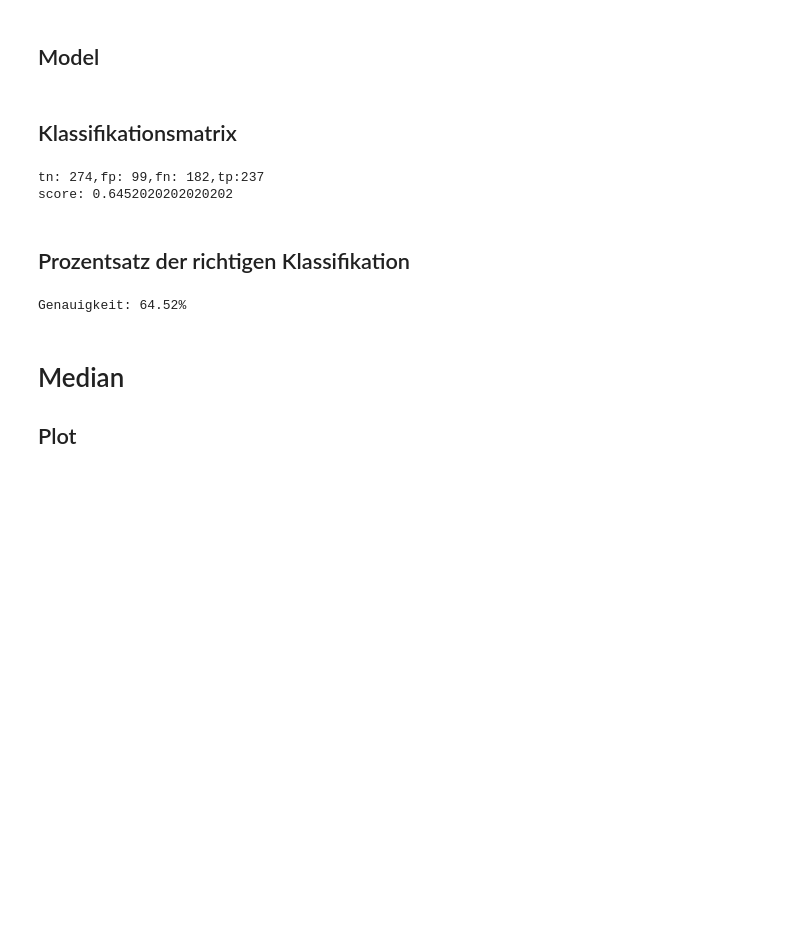
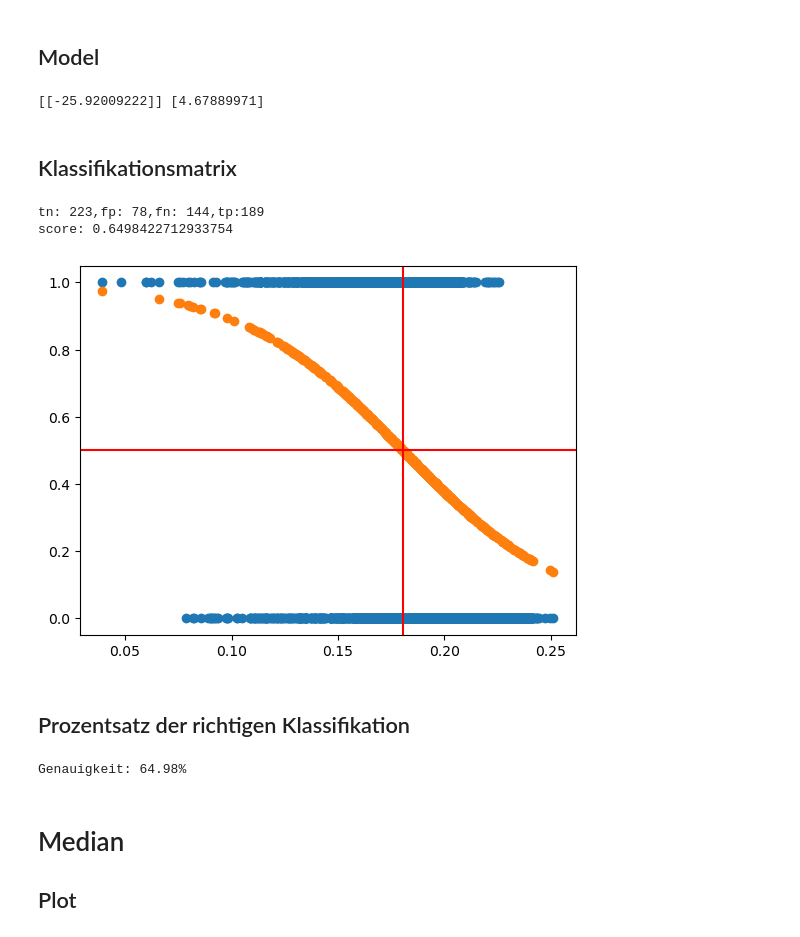
Before and after one commit to Tschoppsilas/LLR, a Jupyter notebook: LE1/Aufgabe 6.ipynb, the cells around one changed output. Saved outputs shown, nothing was run; the diff lists cells and outputs as text; code cells hidden in the pictures; blank space fills up the shorter version.

```diff
--- a/LE1/Aufgabe 6.ipynb
+++ b/LE1/Aufgabe 6.ipynb
@@ -18,5 +18,5 @@ df.head()
 | 4 | 0.135120 | 0.079146 | 0.124656 | 0.078720 | 0.206045 | 0.127325 | 1.101174 | 4.333713 | 0.971955 | 0.783568 | ... | ... |
 5 rows × 21 columns
 # %%
-df.dropna(subset=['meanfreq', 'median', 'meanfun', 'label'], inplace=True)
-df.head()
+#df.dropna(subset=['meanfreq', 'median', 'meanfun', 'label'], inplace=True)
+#df.head()
@@ -70,7 +62,7 @@ plt.show()
 # %% [markdown]
 ## Train_Test
 # %%
-X_Meanfreq_train, X_Meanfreq_test, y_Meanfreq_train, y_Meanfreq_test = train_test_split(x_meanfreq.reshape(-1,1), y, test_size=0.25, random_state=0)
+X_Meanfreq_train, X_Meanfreq_test, y_Meanfreq_train, y_Meanfreq_test = train_test_split(x_meanfreq.reshape(-1,1), y, test_size=0.2, random_state=0)
 # %% [markdown]
 ## Model
 # %%
@@ -78,6 +70,9 @@ logreg_meanfreq = LogisticRegression(penalty=None)
 logreg_meanfreq.fit(X_Meanfreq_train, y_Meanfreq_train)
 y_Meanfreq_pred = logreg_meanfreq.predict(X_Meanfreq_test)
 y_Meanfreq_pred2=logreg_meanfreq.predict_proba(X_Meanfreq_test)[:,1]
+print(logreg_meanfreq.coef_, logreg_meanfreq.intercept_)
+# %% [output]
+[[-25.92009222]] [4.67889971]
 # %% [markdown]
 ## Klassifikationsmatrix
 # %%
@@ -86,15 +81,25 @@ tn, fp, fn, tp = cnf_matrix.ravel()
 print(f"tn: {tn},fp: {fp},fn: {fn},tp:{tp}")
 print(f"score: {logreg_meanfreq.score(X_Meanfreq_test, y_Meanfreq_test)}")
 # %% [output]
-tn: 274,fp: 99,fn: 182,tp:237
-score: 0.6452020202020202
+tn: 223,fp: 78,fn: 144,tp:189
+score: 0.6498422712933754
+# %%
+grenze = -logreg_meanfreq.intercept_[0] / logreg_meanfreq.coef_[0]
+
+plt.plot(x_meanfreq,y,'o')
+plt.plot(X_Meanfreq_test,y_Meanfreq_pred2,'o')
+plt.axhline(y = 0.5, color = 'r', linestyle = '-')
+plt.axvline(x = grenze, color = 'r', linestyle = '-') # Berechneter Wert bei y=0.5
+plt.show()
+# %% [output]
+[figure, added]
 # %% [markdown]
 ## Prozentsatz der richtigen Klassifikation
 # %%
 genauigkeit_meanfreq = metrics.accuracy_score(y_Meanfreq_test, y_Meanfreq_pred)
 print(f"Genauigkeit: {genauigkeit_meanfreq * 100:.2f}%")
 # %% [output]
-Genauigkeit: 64.52%
+Genauigkeit: 64.98%
 # %% [markdown]
 # Median
 ## Plot
```
Also changed, not shown: parts of 3 cells of this notebook, 5 other files.
